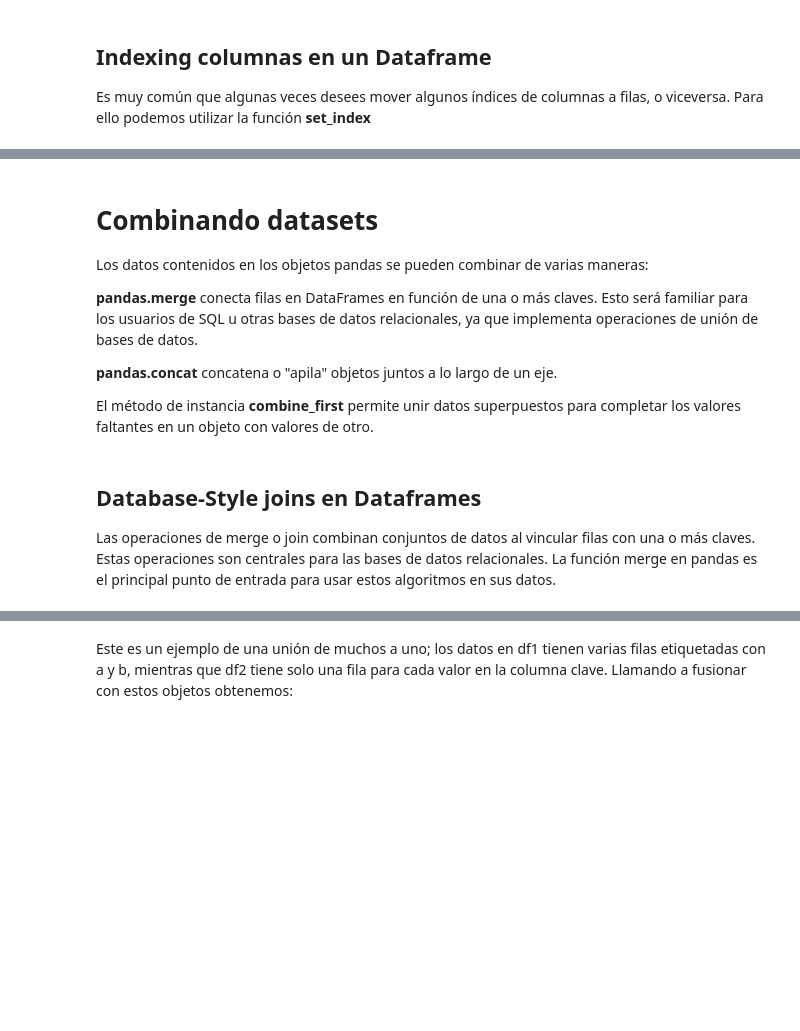
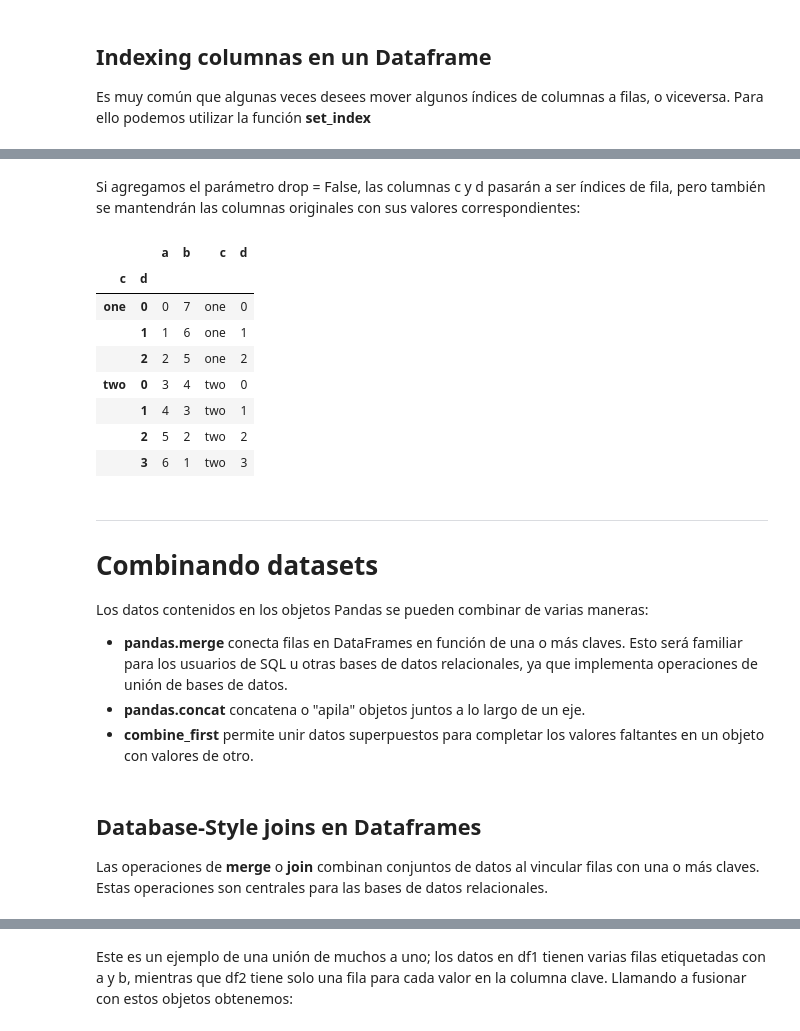
Before and after one commit to ri1965/DataScience, a Jupyter notebook: 6.Gestion_de_datos/Gestion_de_datos.ipynb, the cells around one changed output, grey strips where cells are left out. Saved outputs shown, nothing was run; the diff lists cells and outputs as text; code cells hidden in the pictures; blank space fills up the shorter version.

```diff
--- a/6.Gestion_de_datos/Gestion_de_datos.ipynb
+++ b/6.Gestion_de_datos/Gestion_de_datos.ipynb
@@ -88,17 +187,37 @@ df2
+# %% [markdown]
+Si agregamos el parámetro drop = False, las columnas c y d pasarán a ser índices de fila, pero también se mantendrán las columnas originales con sus valores correspondientes:
+# %%
+df3 = df.set_index(['c', 'd'], drop = False)
+df3
+# %% [output]
+|  |  | a | b | c | d |
+| c | d |  |  |  |  |
+| one | 0 | 0 | 7 | one | 0 |
+|  | 1 | 1 | 6 | one | 1 |
+|  | 2 | 2 | 5 | one | 2 |
+| two | 0 | 3 | 4 | two | 0 |
+|  | 1 | 4 | 3 | two | 1 |
+|  | 2 | 5 | 2 | two | 2 |
+|  | 3 | 6 | 1 | two | 3 |
 # %% [markdown]
+
+
+---
+
+
 # Combinando datasets
 
-Los datos contenidos en los objetos pandas se pueden combinar de varias maneras:
+Los datos contenidos en los objetos Pandas se pueden combinar de varias maneras:
 
-**pandas.merge** conecta filas en DataFrames en función de una o más claves. Esto será familiar para los usuarios de SQL u otras bases de datos relacionales, ya que implementa operaciones de unión de bases de datos.
 
-**pandas.concat** concatena o "apila" objetos juntos a lo largo de un eje.
 
-El método de instancia **combine_first** permite unir datos superpuestos para completar los valores faltantes en un objeto con valores de otro.
+*   **pandas.merge** conecta filas en DataFrames en función de una o más claves. Esto será familiar para los usuarios de SQL u otras bases de datos relacionales, ya que implementa operaciones de unión de bases de datos.
+*   **pandas.concat** concatena o "apila" objetos juntos a lo largo de un eje.
+*   **combine_first** permite unir datos superpuestos para completar los valores faltantes en un objeto con valores de otro.
 # %% [markdown]
 ## Database-Style joins en Dataframes
 
-Las operaciones de merge o join combinan conjuntos de datos al vincular filas con una o más claves. Estas operaciones son centrales para las bases de datos relacionales. La función merge en pandas es el principal punto de entrada para usar estos algoritmos en sus datos.
+Las operaciones de **merge** o **join** combinan conjuntos de datos al vincular filas con una o más claves. Estas operaciones son centrales para las bases de datos relacionales.
 # %%
 df1 = pd.DataFrame({'key': ['b', 'b', 'a', 'c', 'a', 'a', 'b'],
                     'data1': range(7)})
```
Also changed, not shown: parts of 73 cells of this notebook.
